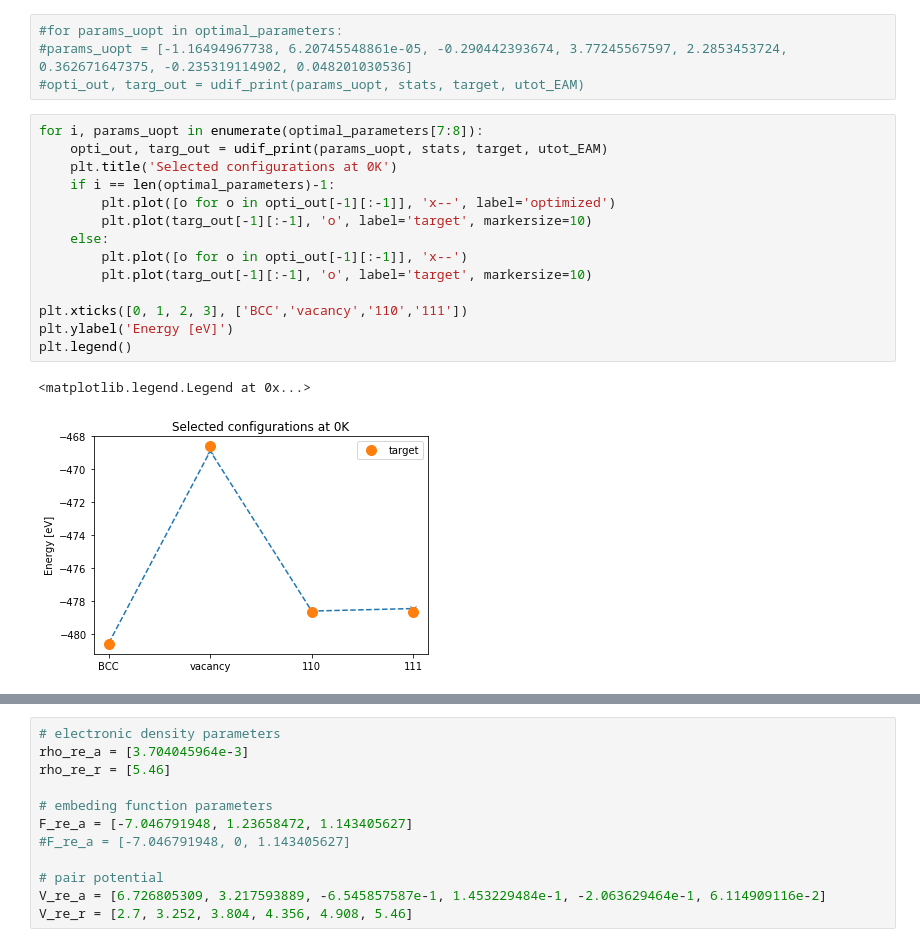
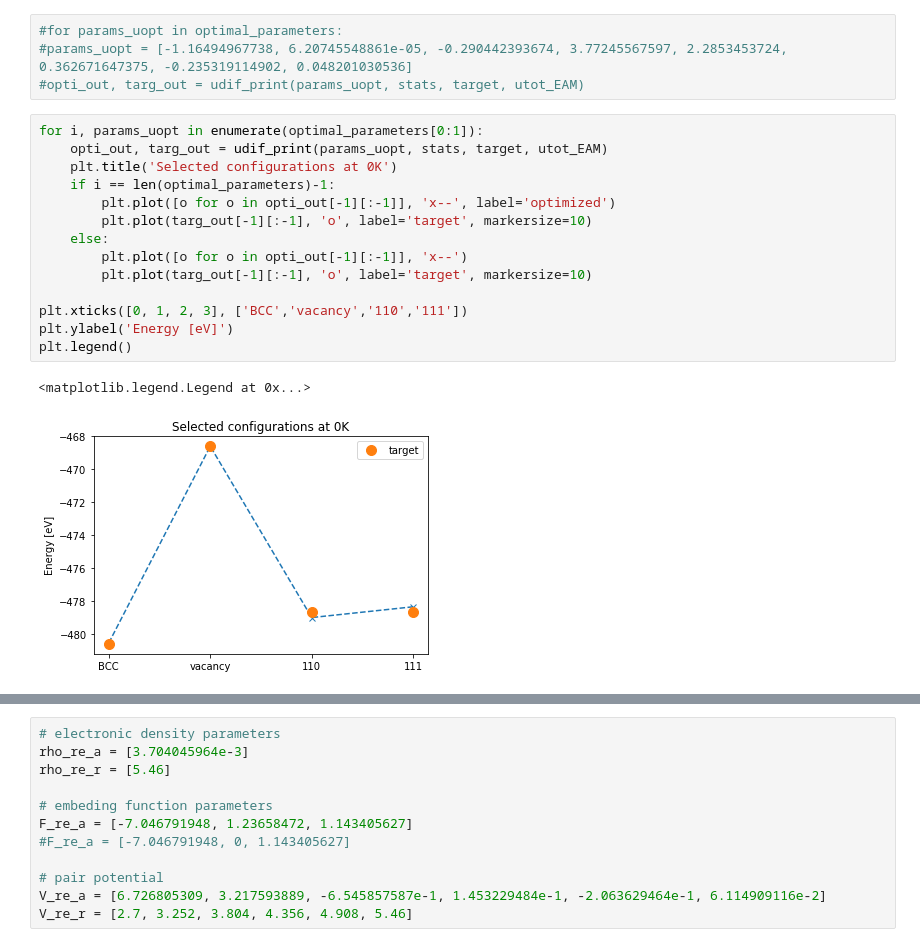
Before and after one commit to vlcekl/eam-models, a Jupyter notebook: notebooks/IFF_optimize-new.ipynb, the cells around one changed output, grey strips where cells are left out. Cells and saved outputs as stored; diff of their text form.

```diff
--- a/notebooks/IFF_optimize-new.ipynb
+++ b/notebooks/IFF_optimize-new.ipynb
@@ -715,22 +797,22 @@ Opt # 10 (8.59422191062003e-06, 1210, 1860, 0)
 #params_uopt = [-1.16494967738, 6.20745548861e-05, -0.290442393674, 3.77245567597, 2.2853453724, 0.362671647375, -0.235319114902, 0.048201030536]
 #opti_out, targ_out = udif_print(params_uopt, stats, target, utot_EAM)
 # %%
-for i, params_uopt in enumerate(optimal_parameters[7:8]):
+for i, params_uopt in enumerate(optimal_parameters[0:1]):
     opti_out, targ_out = udif_print(params_uopt, stats, target, utot_EAM)
     plt.title('Selected configurations at 0K')
     if i == len(optimal_parameters)-1:
         plt.plot([o for o in opti_out[-1][:-1]], 'x--', label='optimized')
         plt.plot(targ_out[-1][:-1], 'o', label='target', markersize=10)
     else:
         plt.plot([o for o in opti_out[-1][:-1]], 'x--')
         plt.plot(targ_out[-1][:-1], 'o', label='target', markersize=10)
 
 plt.xticks([0, 1, 2, 3], ['BCC','vacancy','110','111'])
 plt.ylabel('Energy [eV]')
 plt.legend()
 # %% [output]
 <matplotlib.legend.Legend at 0x...>
-[figure, old version]
+[figure, new version]
 # %%
 names = ['bcc_npt_langevin_300K_filtered',
  'fcc_npt_langevin_300K_filtered',
```
Also changed, not shown: parts of 31 cells of this notebook, 7 other files.
